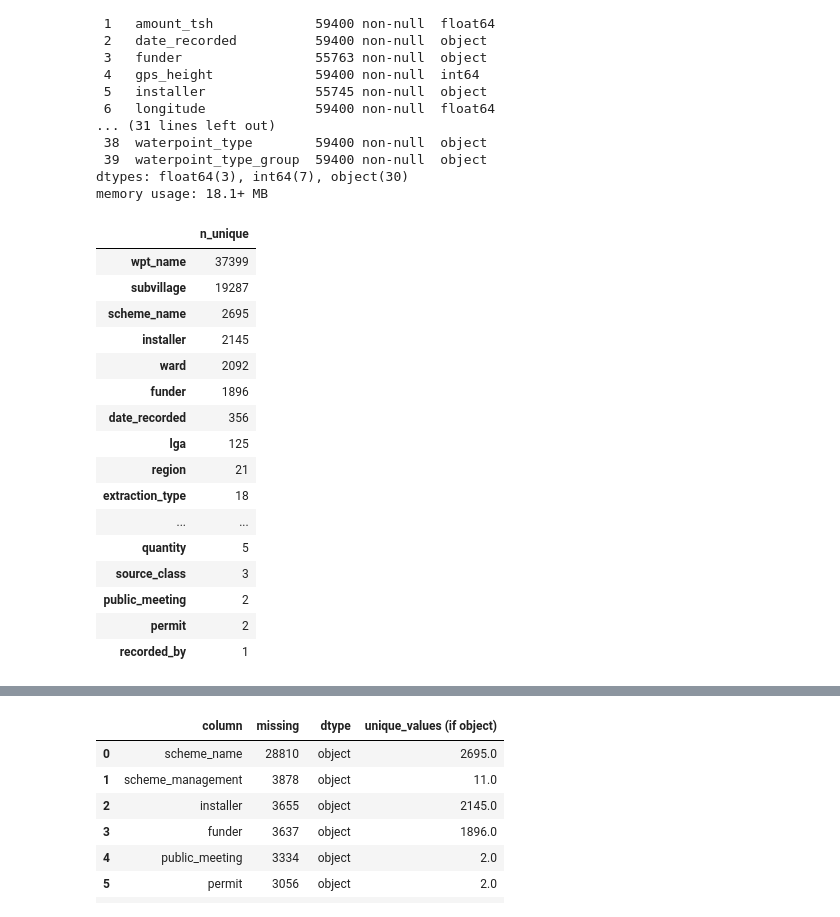
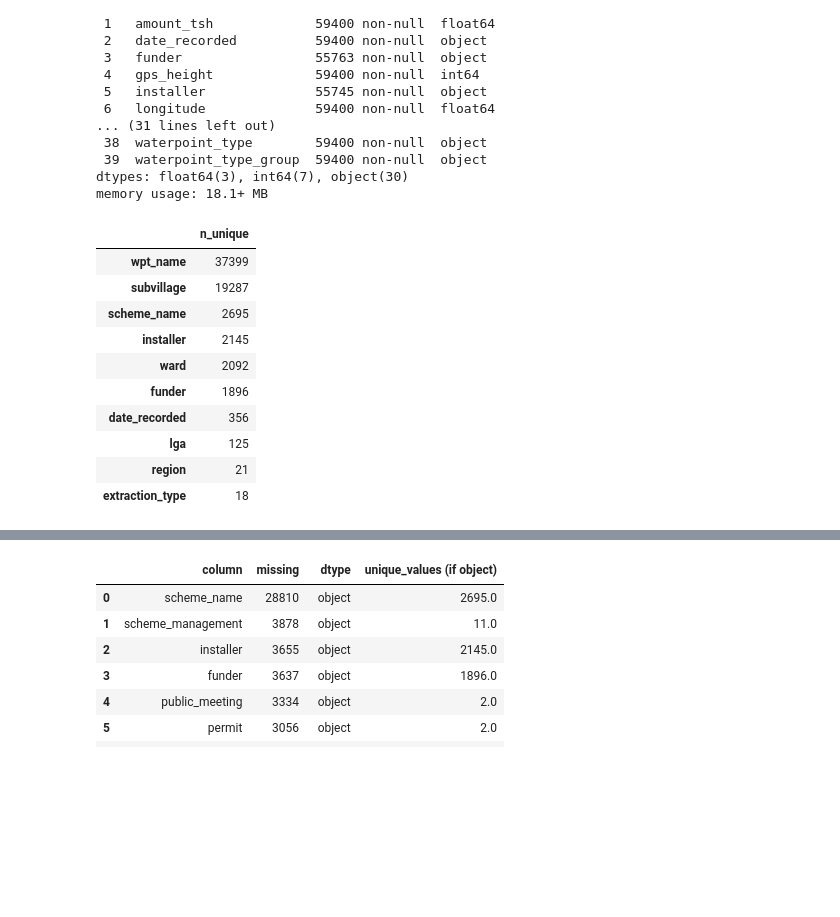
Before and after one commit to OrionXV/AI7101-Project, a Jupyter notebook: AI7101GroupProject.ipynb, the cells around one changed output, grey strips where cells are left out. Saved outputs shown, nothing was run; the diff lists cells and outputs as text; code cells hidden in the pictures; blank space fills up the shorter version.

```diff
--- a/AI7101GroupProject.ipynb
+++ b/AI7101GroupProject.ipynb
@@ -66,34 +70,28 @@ memory usage: 18.1+ MB
 # %%
 # for col in train.columns:
 #     if train[col].dtype == 'object':
 #         print( f'{col} :', len(train[col].unique()))
 
 unique_counts = {
     col: train[col].nunique()
     for col in train.columns
     if train[col].dtype == 'object'}
 
 unique_counts_df = (pd.DataFrame.from_dict(unique_counts, orient='index', columns=['n_unique'])
                       .sort_values(by='n_unique', ascending=False))
 
-unique_counts_df
+unique_counts_df.head(10)#.plot(kind='bar')
 # %% [output]
 |  | n_unique |
 | wpt_name | 37399 |
 | subvillage | 19287 |
 | scheme_name | 2695 |
 | installer | 2145 |
 | ward | 2092 |
 | funder | 1896 |
 | date_recorded | 356 |
 | lga | 125 |
 | region | 21 |
 | extraction_type | 18 |
-| ... | ... |
-| quantity | 5 |
-| source_class | 3 |
-| public_meeting | 2 |
-| permit | 2 |
-| recorded_by | 1 |
 # %%
 top_missing = train.isnull().sum().sort_values(ascending=False).head(9)
```
Also changed, not shown: parts of 16 cells of this notebook.
